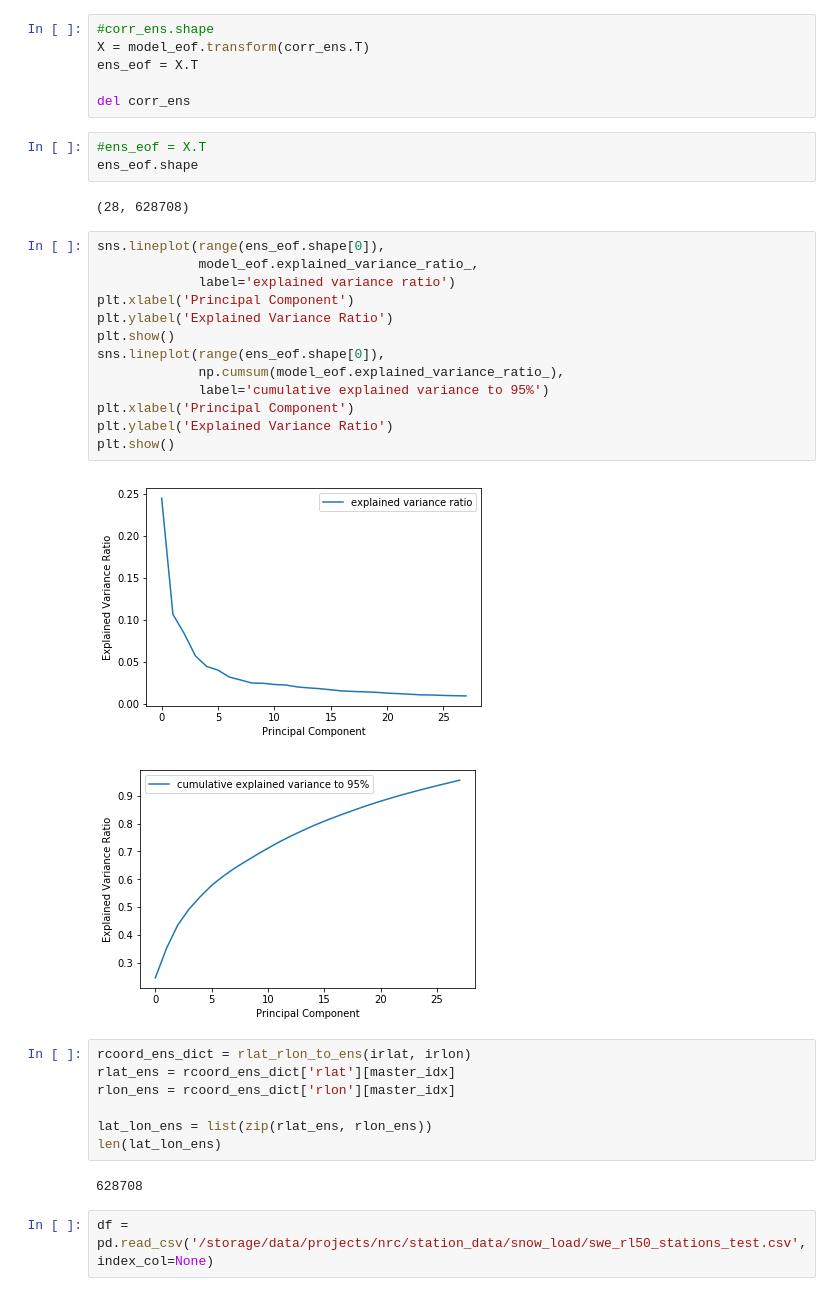
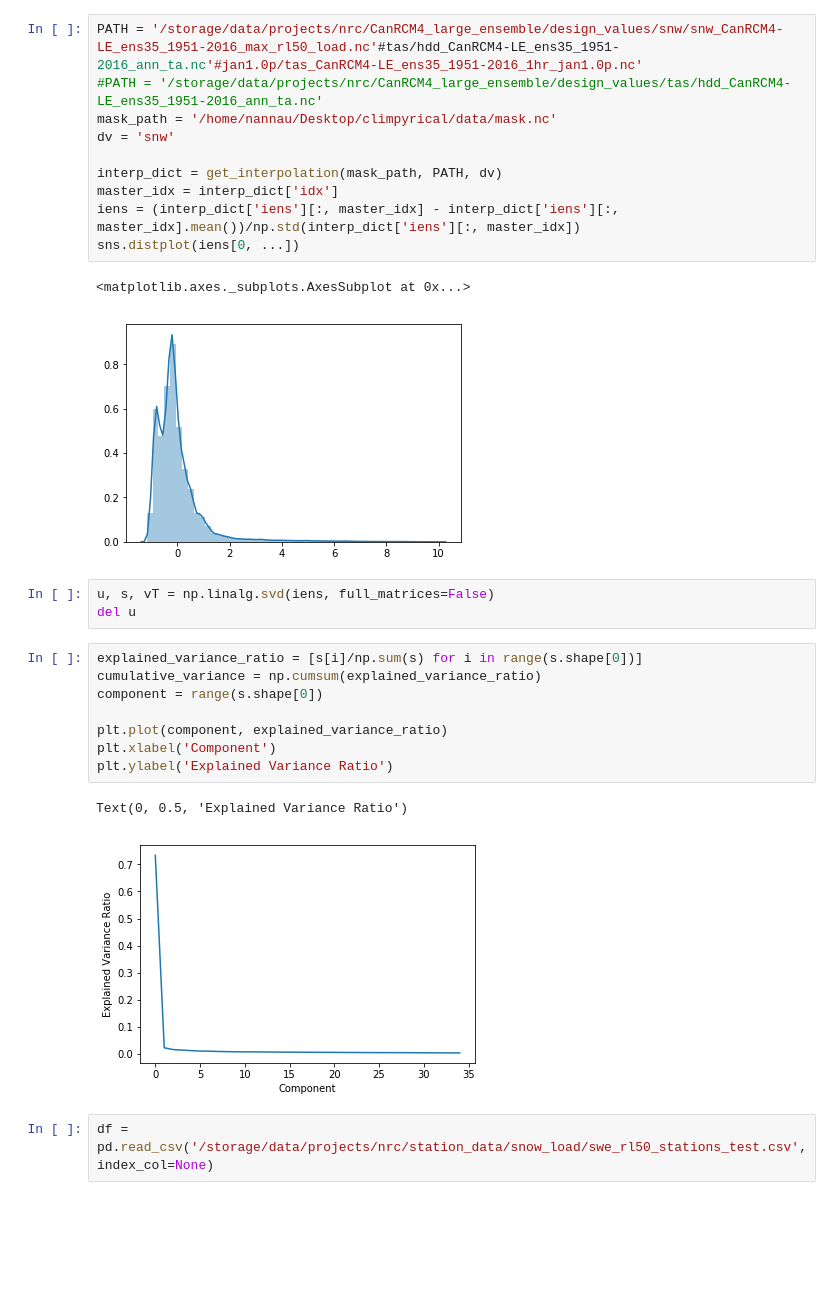
Before and after one commit to pacificclimate/climpyrical, a Jupyter notebook: notebooks/snowload.ipynb, the cells around one changed output. Saved outputs shown, nothing was run; the diff lists cells and outputs as text; blank space fills up the shorter version.

```diff
--- a/notebooks/snowload.ipynb
+++ b/notebooks/snowload.ipynb
@@ -139,38 +27,29 @@ EOF Shape:  (28, 35)
-# %%
-#corr_ens.shape
-X = model_eof.transform(corr_ens.T)
-ens_eof = X.T
-
-del corr_ens
-# %%
-#ens_eof = X.T
-ens_eof.shape
-# %% [output]
-(28, 628708)
-# %%
-sns.lineplot(range(ens_eof.shape[0]),
-             model_eof.explained_variance_ratio_,
-             label='explained variance ratio')
-plt.xlabel('Principal Component')
-plt.ylabel('Explained Variance Ratio')
-plt.show()
-sns.lineplot(range(ens_eof.shape[0]),
-             np.cumsum(model_eof.explained_variance_ratio_),
-             label='cumulative explained variance to 95%')
-plt.xlabel('Principal Component')
-plt.ylabel('Explained Variance Ratio')
-plt.show()
-# %% [output]
-[figure, removed]
-[figure, removed]
-# %%
-rcoord_ens_dict = rlat_rlon_to_ens(irlat, irlon)
-rlat_ens = rcoord_ens_dict['rlat'][master_idx]
-rlon_ens = rcoord_ens_dict['rlon'][master_idx]
-
-lat_lon_ens = list(zip(rlat_ens, rlon_ens))
-len(lat_lon_ens)
-# %% [output]
-628708
+# %%
+PATH = '/storage/data/projects/nrc/CanRCM4_large_ensemble/design_values/snw/snw_CanRCM4-LE_ens35_1951-2016_max_rl50_load.nc'#tas/hdd_CanRCM4-LE_ens35_1951-2016_ann_ta.nc'#jan1.0p/tas_CanRCM4-LE_ens35_1951-2016_1hr_jan1.0p.nc'
+#PATH = '/storage/data/projects/nrc/CanRCM4_large_ensemble/design_values/tas/hdd_CanRCM4-LE_ens35_1951-2016_ann_ta.nc'
+mask_path = '/home/nannau/Desktop/climpyrical/data/mask.nc'
+dv = 'snw'
+
+interp_dict = get_interpolation(mask_path, PATH, dv)
+master_idx = interp_dict['idx']
+iens = (interp_dict['iens'][:, master_idx] - interp_dict['iens'][:, master_idx].mean())/np.std(interp_dict['iens'][:, master_idx])
+sns.distplot(iens[0, ...])
+# %% [output]
+<matplotlib.axes._subplots.AxesSubplot at 0x...>
+[figure, added]
+# %%
+u, s, vT = np.linalg.svd(iens, full_matrices=False)
+del u
+# %%
+explained_variance_ratio = [s[i]/np.sum(s) for i in range(s.shape[0])]
+cumulative_variance = np.cumsum(explained_variance_ratio)
+component = range(s.shape[0])
+
+plt.plot(component, explained_variance_ratio)
+plt.xlabel('Component')
+plt.ylabel('Explained Variance Ratio')
+# %% [output]
+Text(0, 0.5, 'Explained Variance Ratio')
+[figure, added]
 # %%
 df = pd.read_csv('/storage/data/projects/nrc/station_data/snow_load/swe_rl50_stations_test.csv', index_col=None)
```
Also changed, not shown: parts of 82 cells of this notebook.
